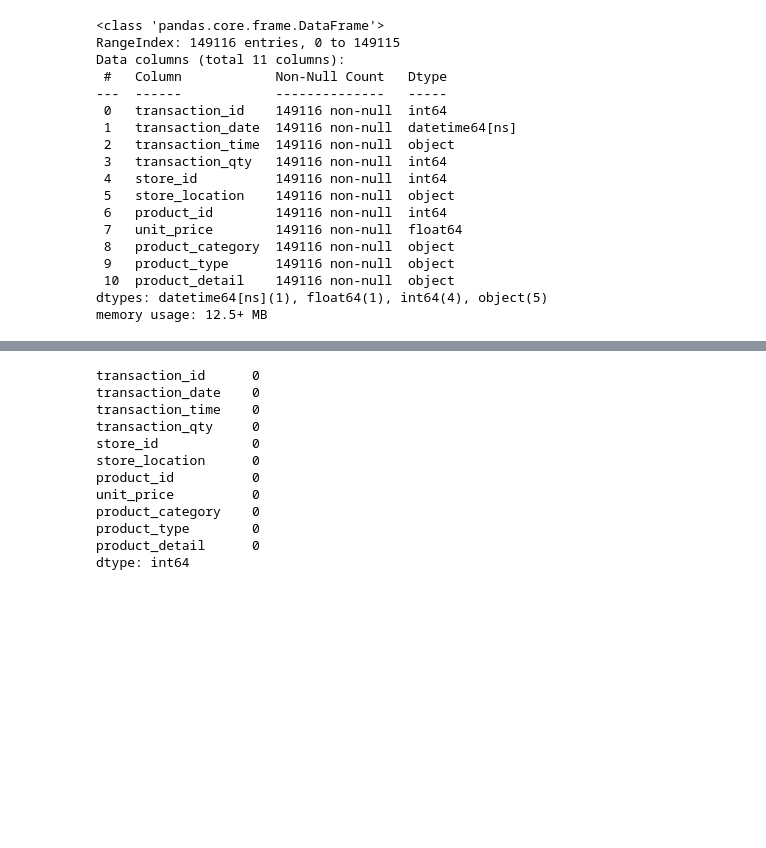
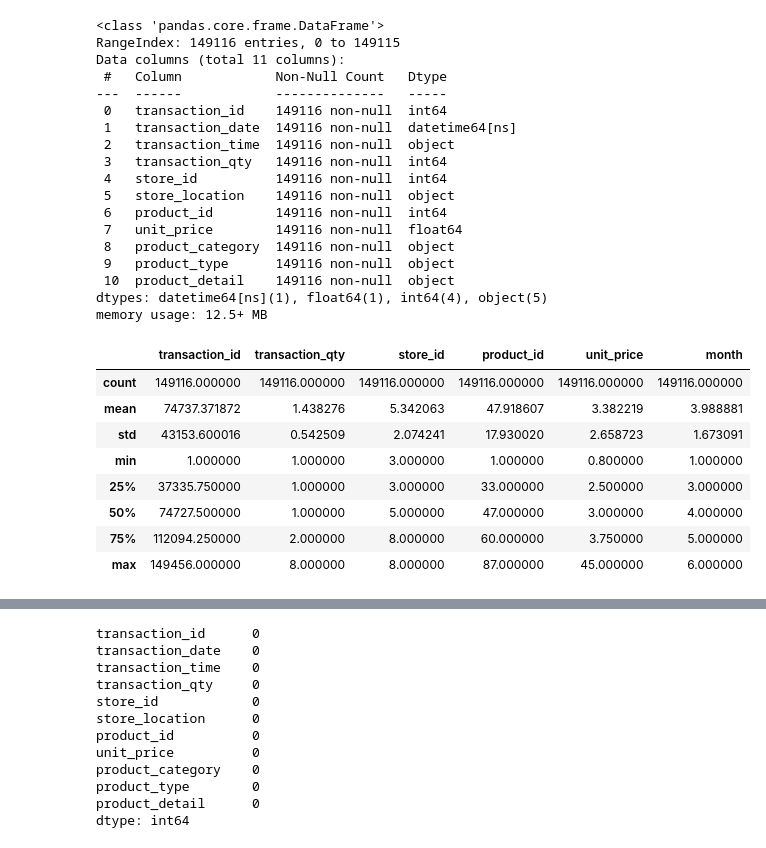
Before and after one commit to mthspm/DataAnalysePandas, a Jupyter notebook: src/CoffeShopSales/main.ipynb, the cells around one changed output, grey strips where cells are left out. Cells and saved outputs as stored; diff of their text form; code cells hidden in the pictures; blank space fills up the shorter version.

```diff
--- a/src/CoffeShopSales/main.ipynb
+++ b/src/CoffeShopSales/main.ipynb
@@ -49,3 +53,17 @@ Data columns (total 11 columns):
  10  product_detail    149116 non-null  object
 dtypes: datetime64[ns](1), float64(1), int64(4), object(5)
 memory usage: 12.5+ MB
+# %%
+# Display quick info of numeric data
+
+df.describe()
+# %% [output]
+|  | transaction_id | transaction_qty | store_id | product_id | unit_price | month |
+| count | 149116.000000 | 149116.000000 | 149116.000000 | 149116.000000 | 149116.000000 | 149116.000000 |
+| mean | 74737.371872 | 1.438276 | 5.342063 | 47.918607 | 3.382219 | 3.988881 |
+| std | 43153.600016 | 0.542509 | 2.074241 | 17.930020 | 2.658723 | 1.673091 |
+| min | 1.000000 | 1.000000 | 3.000000 | 1.000000 | 0.800000 | 1.000000 |
+| 25% | 37335.750000 | 1.000000 | 3.000000 | 33.000000 | 2.500000 | 3.000000 |
+| 50% | 74727.500000 | 1.000000 | 5.000000 | 47.000000 | 3.000000 | 4.000000 |
+| 75% | 112094.250000 | 2.000000 | 8.000000 | 60.000000 | 3.750000 | 5.000000 |
+| max | 149456.000000 | 8.000000 | 8.000000 | 87.000000 | 45.000000 | 6.000000 |
```
Also changed, not shown: parts of 6 cells of this notebook, 2 other files.
